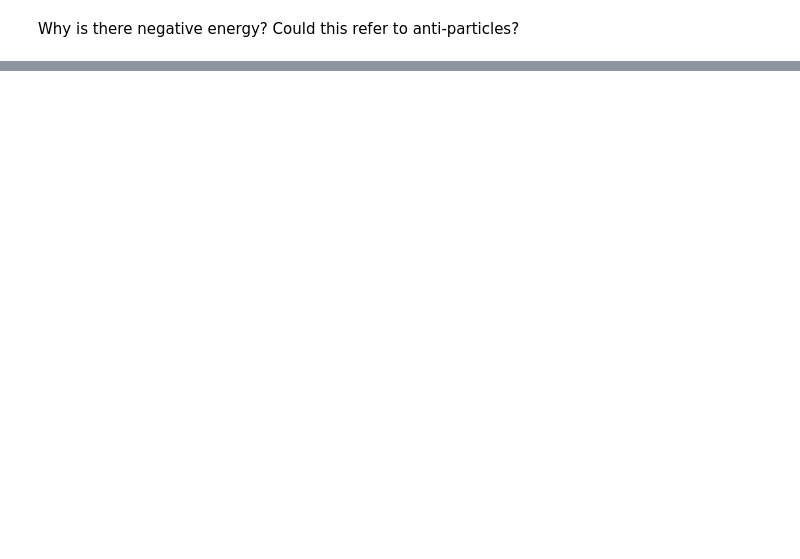
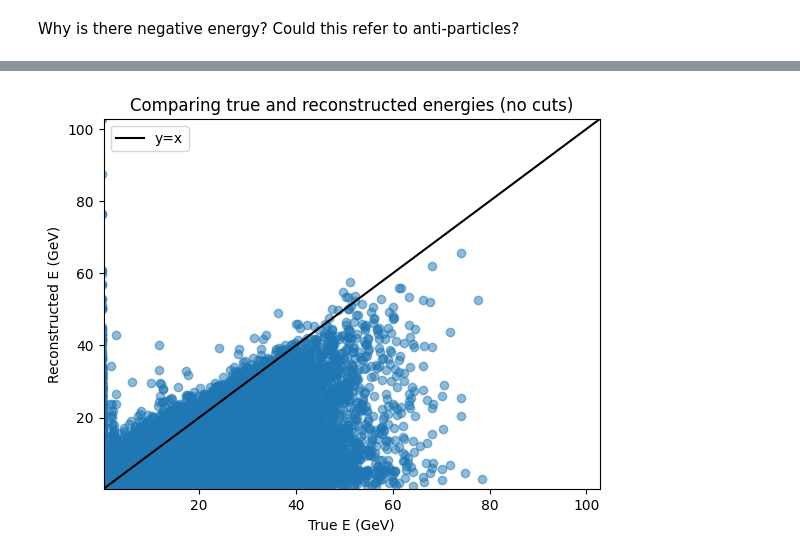
Before and after one commit to aditya-marathe/msci-project, a Jupyter notebook: src/notebooks/initial_analysis.ipynb, the cells around one changed output, grey strips where cells are left out. Cells and saved outputs as stored; diff of their text form; code cells hidden in the pictures; blank space fills up the shorter version.

```diff
--- a/src/notebooks/initial_analysis.ipynb
+++ b/src/notebooks/initial_analysis.ipynb
@@ -490,0 +718,20 @@ ax.set_ylabel(r'Events');
+# %%
+fig, ax = plt.subplots()
+
+ax.plot(df['trueEnu'], df['rec.energy.numu.E'], 'o', alpha=0.5)
+
+line_data = np.linspace(min(df['trueEnu']), max(df['rec.energy.numu.E']), 2)
+
+ax.plot(line_data, line_data, 'k', label='y=x')
+
+ax.legend()
+
+ax.set_xlim(min(df['rec.energy.numu.E']), max(df['rec.energy.numu.E']))
+ax.set_ylim(min(df['rec.energy.numu.E']), max(df['rec.energy.numu.E']))
+
+ax.set_title('Comparing true and reconstructed energies (no cuts)')
+
+ax.set_xlabel('True E (GeV)')
+ax.set_ylabel('Reconstructed E (GeV)');
+# %% [output]
+[figure, added]
```
Also changed, not shown: parts of 53 cells of this notebook.
